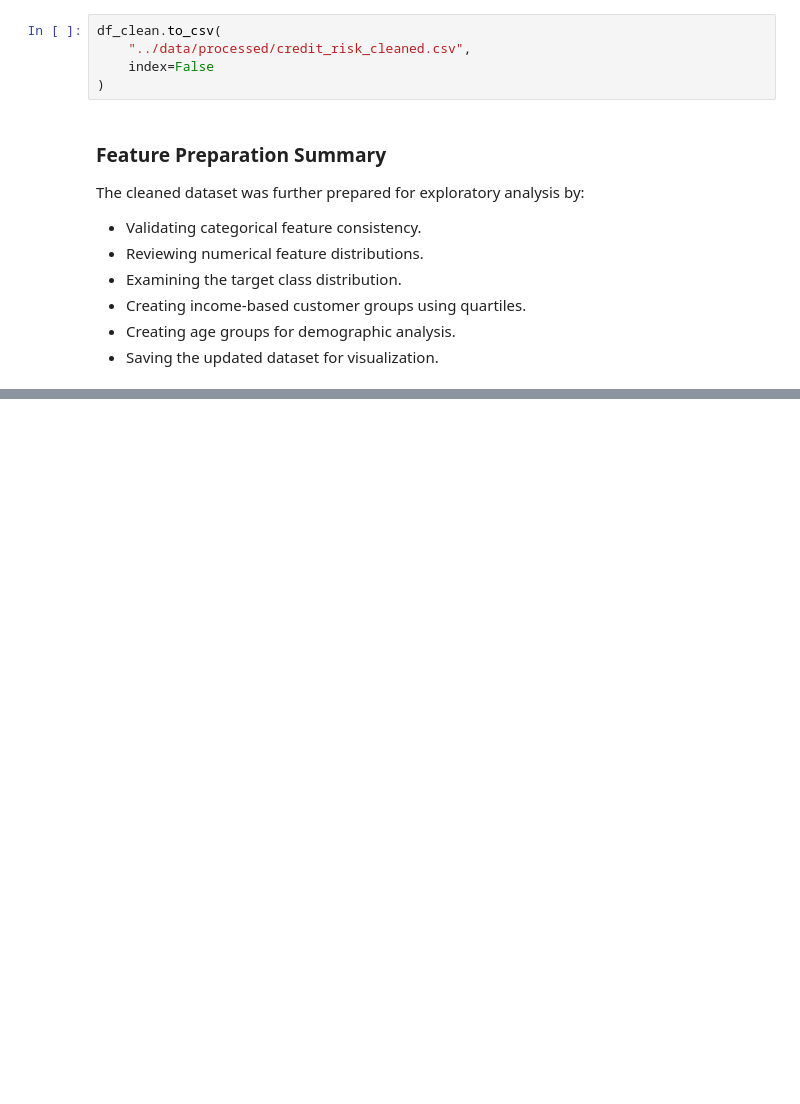
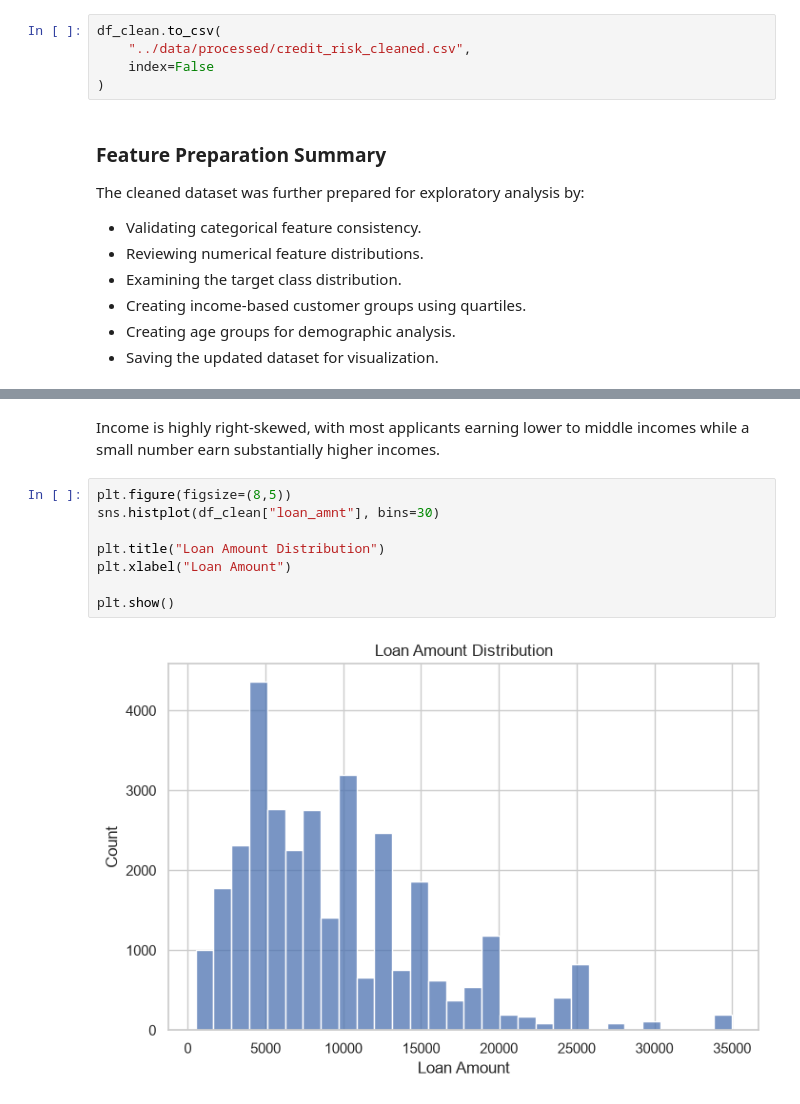
Before and after one commit to charank006/credit-risk-eda, a Jupyter notebook: notebooks/credit_eda.ipynb, the cells around one changed output, grey strips where cells are left out. Cells and saved outputs as stored; diff of their text form; blank space fills up the shorter version.

```diff
--- a/notebooks/credit_eda.ipynb
+++ b/notebooks/credit_eda.ipynb
@@ -547,0 +578,12 @@ The cleaned dataset was further prepared for exploratory analysis by:
+# %% [markdown]
+Income is highly right-skewed, with most applicants earning lower to middle incomes while a small number earn substantially higher incomes.
+# %%
+plt.figure(figsize=(8,5))
+sns.histplot(df_clean["loan_amnt"], bins=30)
+
+plt.title("Loan Amount Distribution")
+plt.xlabel("Loan Amount")
+
+plt.show()
+# %% [output]
+[figure, added]
```
Also changed, not shown: parts of 22 cells of this notebook.
